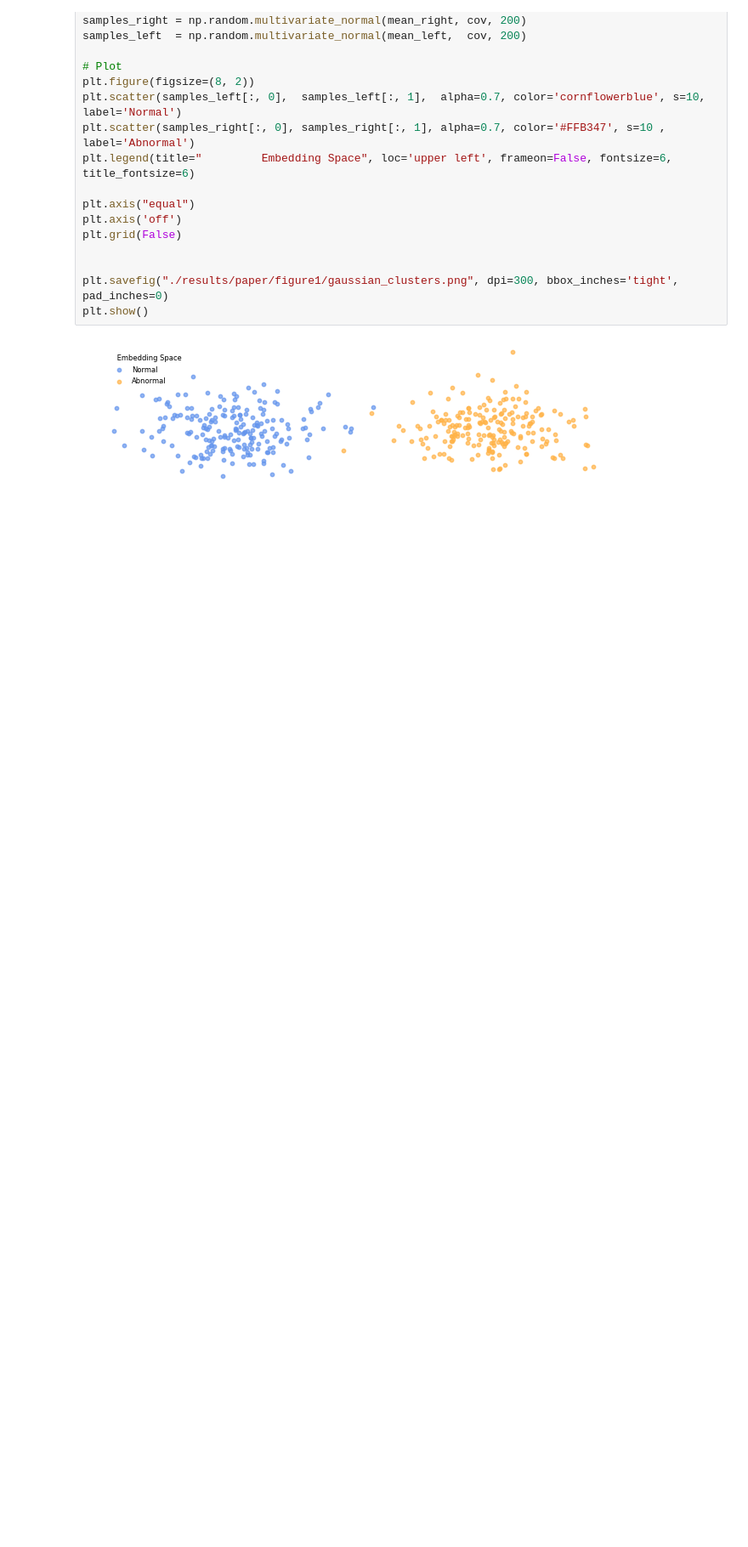
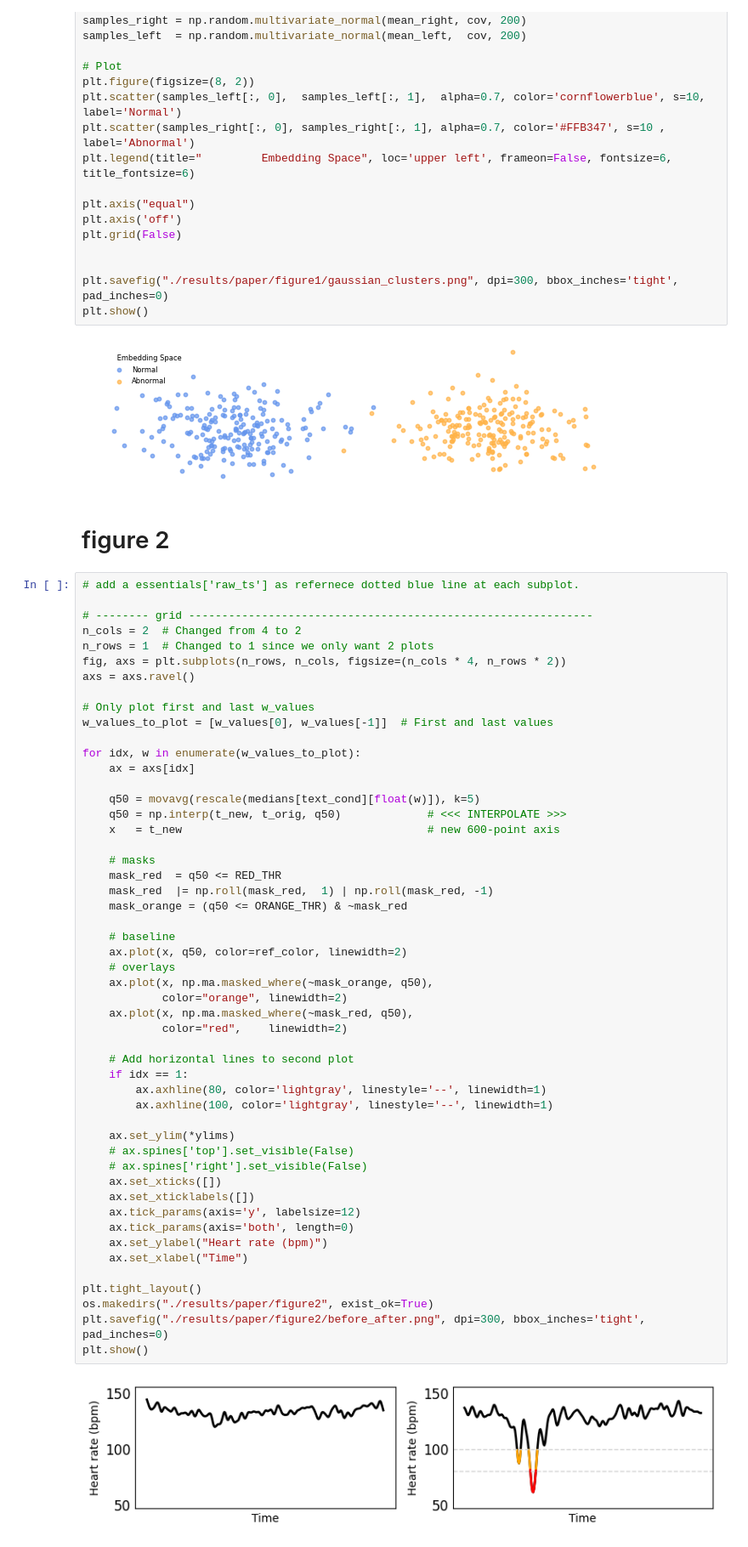
Before and after one commit to JiaxingQiu/InstructTime, a Jupyter notebook: script/VITAL/results_eng/main_nicu-brady.ipynb, the cells around one changed output. Shown: that part at 85% size. Saved outputs shown, nothing was run; the diff lists cells and outputs as text; blank space fills up the shorter version.

Commit message:
result engineering

```diff
--- a/script/VITAL/results_eng/main_nicu-brady.ipynb
+++ b/script/VITAL/results_eng/main_nicu-brady.ipynb
@@ -297,3 +294,58 @@ plt.savefig("./results/paper/figure1/gaussian_clusters.png", dpi=300, bbox_inche
 plt.show()
 # %% [output]
 [figure]
+# %% [markdown]
+# figure 2
+# %%
+# add a essentials['raw_ts'] as refernece dotted blue line at each subplot.
+
+# -------- grid -------------------------------------------------------------
+n_cols = 2  # Changed from 4 to 2
+n_rows = 1  # Changed to 1 since we only want 2 plots
+fig, axs = plt.subplots(n_rows, n_cols, figsize=(n_cols * 4, n_rows * 2))
+axs = axs.ravel()
+
+# Only plot first and last w_values
+w_values_to_plot = [w_values[0], w_values[-1]]  # First and last values
+
+for idx, w in enumerate(w_values_to_plot):
+    ax = axs[idx]
+
+    q50 = movavg(rescale(medians[text_cond][float(w)]), k=5)
+    q50 = np.interp(t_new, t_orig, q50)             # <<< INTERPOLATE >>>
+    x   = t_new                                     # new 600-point axis
+
+    # masks
+    mask_red  = q50 <= RED_THR
+    mask_red  |= np.roll(mask_red,  1) | np.roll(mask_red, -1)
+    mask_orange = (q50 <= ORANGE_THR) & ~mask_red
+
+    # baseline
+    ax.plot(x, q50, color=ref_color, linewidth=2)
+    # overlays
+    ax.plot(x, np.ma.masked_where(~mask_orange, q50),
+            color="orange", linewidth=2)
+    ax.plot(x, np.ma.masked_where(~mask_red, q50),
+            color="red",    linewidth=2)
+
+    # Add horizontal lines to second plot
+    if idx == 1:
+        ax.axhline(80, color='lightgray', linestyle='--', linewidth=1)
+        ax.axhline(100, color='lightgray', linestyle='--', linewidth=1)
+
+    ax.set_ylim(*ylims)
+    # ax.spines['top'].set_visible(False)
+    # ax.spines['right'].set_visible(False)
+    ax.set_xticks([])
+    ax.set_xticklabels([])
+    ax.tick_params(axis='y', labelsize=12)
+    ax.tick_params(axis='both', length=0)
+    ax.set_ylabel("Heart rate (bpm)")
+    ax.set_xlabel("Time")
+
+plt.tight_layout()
+os.makedirs("./results/paper/figure2", exist_ok=True)
+plt.savefig("./results/paper/figure2/before_after.png", dpi=300, bbox_inches='tight', pad_inches=0)
+plt.show()
+# %% [output]
+[figure, added]
```
Also changed, not shown: parts of 10 cells of this notebook, 5 other files.
